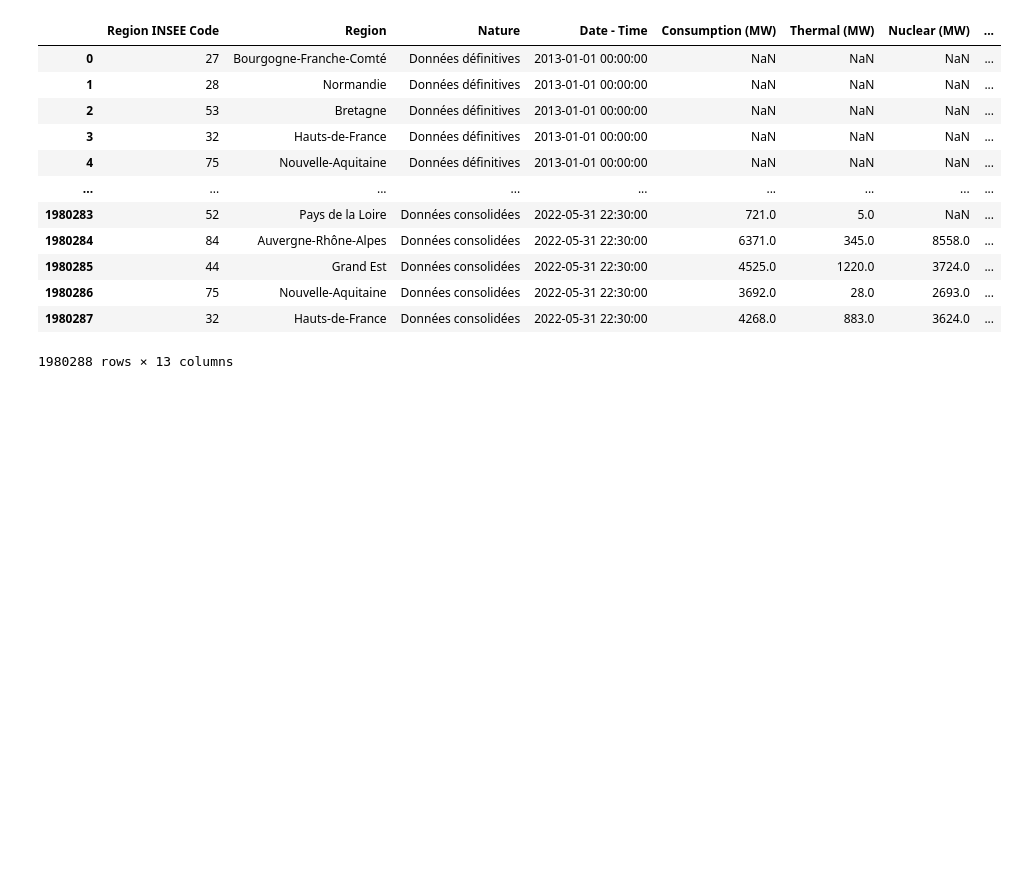
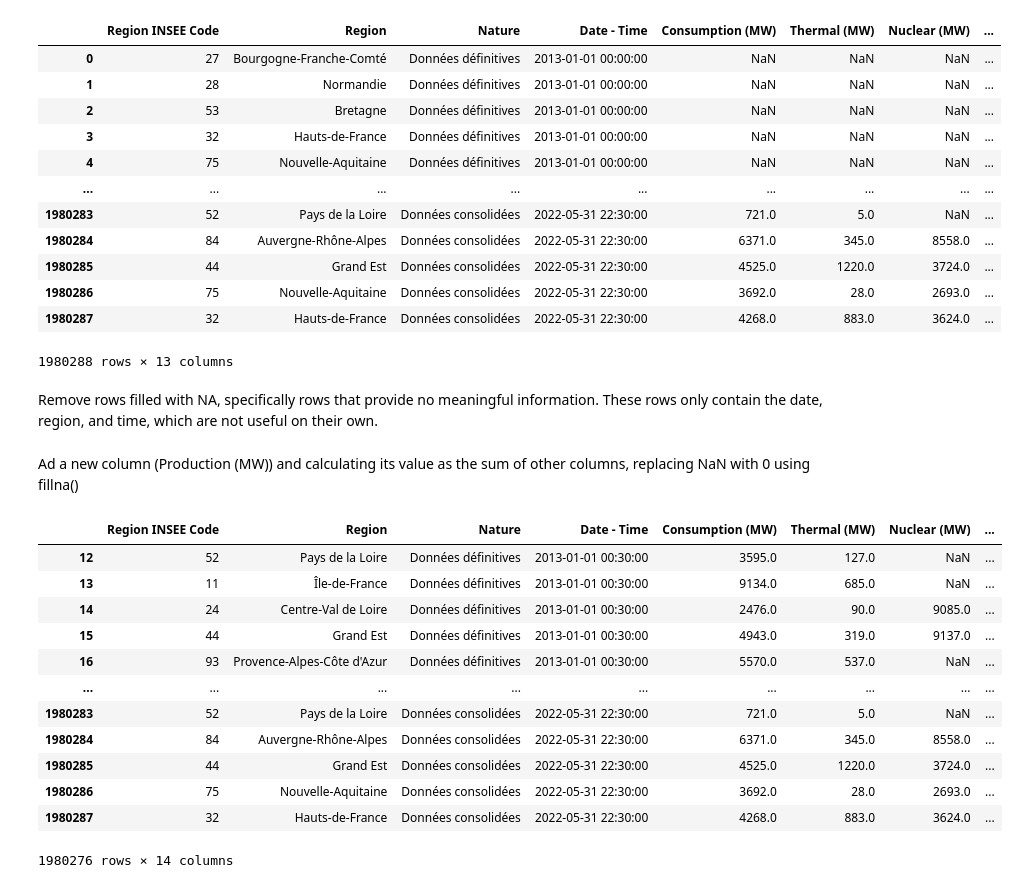
Before and after one commit to DuClare/BigData, a Jupyter notebook: bigdata.ipynb, the cells around one changed output. Cells and saved outputs as stored; diff of their text form; code cells hidden in the pictures; blank space fills up the shorter version.

```diff
--- a/bigdata.ipynb
+++ b/bigdata.ipynb
@@ -131,3 +129,46 @@ df
 | 1980286 | 75 | Nouvelle-Aquitaine | Données consolidées | 2022-05-31 22:30:00 | 3692.0 | 28.0 | 2693.0 | ... |
 | 1980287 | 32 | Hauts-de-France | Données consolidées | 2022-05-31 22:30:00 | 4268.0 | 883.0 | 3624.0 | ... |
 1980288 rows × 13 columns
+# %% [markdown]
+Remove rows filled with NA, specifically rows that provide no meaningful information.
+These rows only contain the date, region, and time, which are not useful on their own.
+# %%
+columns_to_check = [
+    "Consumption (MW)", "Thermal (MW)", "Nuclear (MW)",
+    "Wind (MW)", "Solar (MW)", "Hydraulic (MW)",
+    "Pumping (MW)", "Bioenergies (MW)", "Physical Exchanges (MW)"
+]
+
+
+df = df.dropna(subset=columns_to_check, how="all")
+# %% [markdown]
+Ad a new column (Production (MW)) and calculating its value as the sum of other columns, replacing NaN with 0 using fillna()
+# %%
+df = df.copy()
+
+df["Production (MW)"] = (
+    df["Consumption (MW)"].fillna(0) +
+    df["Thermal (MW)"].fillna(0) +
+    df["Nuclear (MW)"].fillna(0) +
+    df["Wind (MW)"].fillna(0) +
+    df["Solar (MW)"].fillna(0) +
+    df["Hydraulic (MW)"].fillna(0) +
+    df["Pumping (MW)"].fillna(0) +
+    df["Bioenergies (MW)"].fillna(0) +
+    df["Physical Exchanges (MW)"].fillna(0)
+)
+df
+# %% [output]
+|  | Region INSEE Code | Region | Nature | Date - Time | Consumption (MW) | Thermal (MW) | Nuclear (MW) | ... |
+| 12 | 52 | Pays de la Loire | Données définitives | 2013-01-01 00:30:00 | 3595.0 | 127.0 | NaN | ... |
+| 13 | 11 | Île-de-France | Données définitives | 2013-01-01 00:30:00 | 9134.0 | 685.0 | NaN | ... |
+| 14 | 24 | Centre-Val de Loire | Données définitives | 2013-01-01 00:30:00 | 2476.0 | 90.0 | 9085.0 | ... |
+| 15 | 44 | Grand Est | Données définitives | 2013-01-01 00:30:00 | 4943.0 | 319.0 | 9137.0 | ... |
+| 16 | 93 | Provence-Alpes-Côte d'Azur | Données définitives | 2013-01-01 00:30:00 | 5570.0 | 537.0 | NaN | ... |
+| ... | ... | ... | ... | ... | ... | ... | ... | ... |
+| 1980283 | 52 | Pays de la Loire | Données consolidées | 2022-05-31 22:30:00 | 721.0 | 5.0 | NaN | ... |
+| 1980284 | 84 | Auvergne-Rhône-Alpes | Données consolidées | 2022-05-31 22:30:00 | 6371.0 | 345.0 | 8558.0 | ... |
+| 1980285 | 44 | Grand Est | Données consolidées | 2022-05-31 22:30:00 | 4525.0 | 1220.0 | 3724.0 | ... |
+| 1980286 | 75 | Nouvelle-Aquitaine | Données consolidées | 2022-05-31 22:30:00 | 3692.0 | 28.0 | 2693.0 | ... |
+| 1980287 | 32 | Hauts-de-France | Données consolidées | 2022-05-31 22:30:00 | 4268.0 | 883.0 | 3624.0 | ... |
+1980276 rows × 14 columns
```
Also changed, not shown: parts of 4 cells of this notebook, 2 other files.
